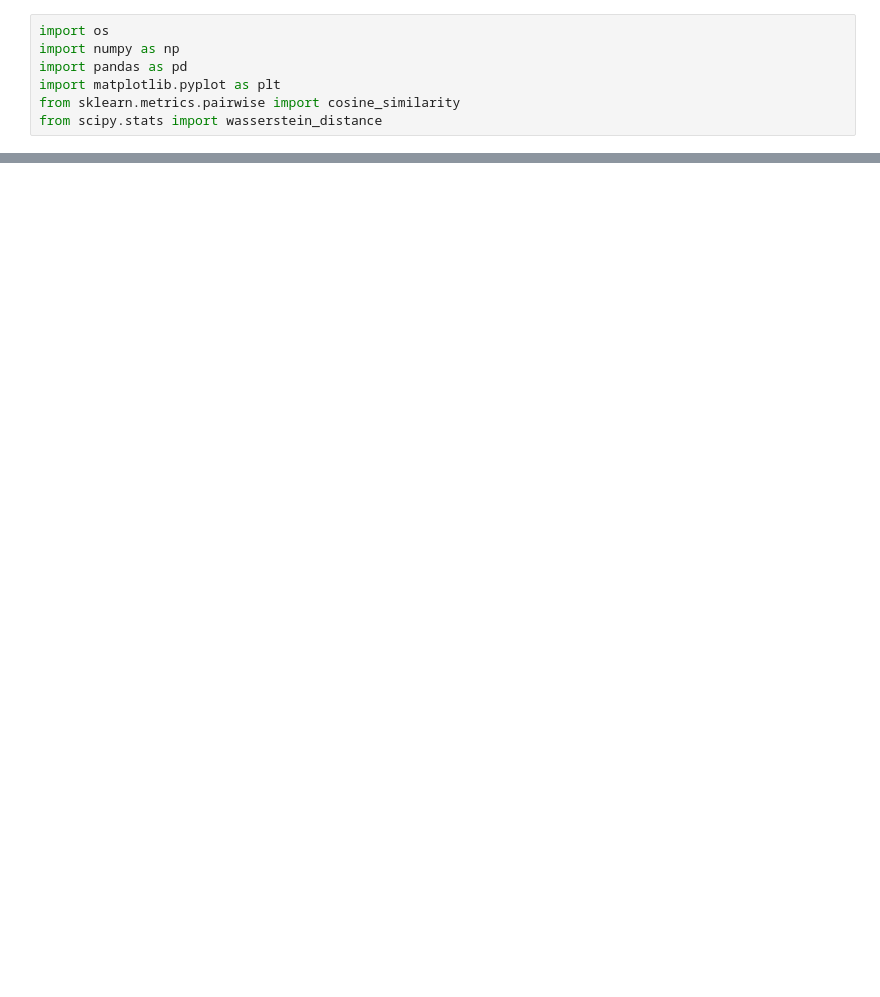
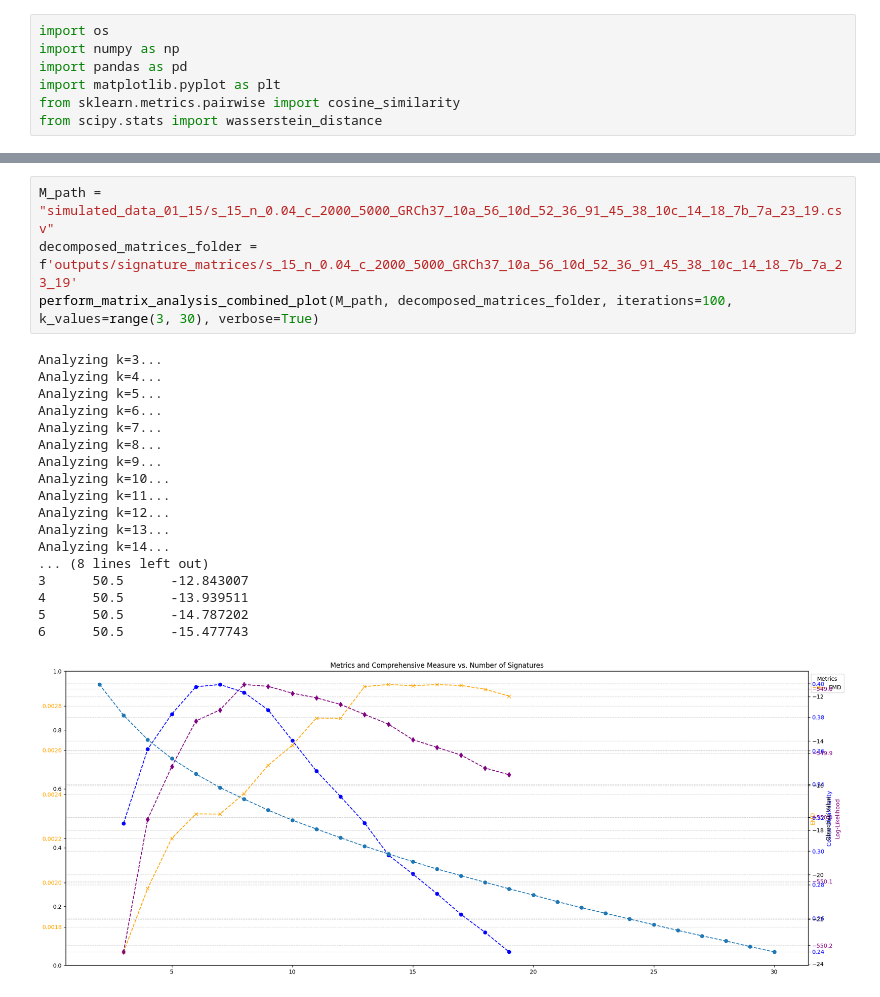
Before and after one commit to Jolijn2020/Mutational_Signatures, a Jupyter notebook: kextraction.ipynb, the cells around one changed output, grey strips where cells are left out. Saved outputs shown, nothing was run; the diff lists cells and outputs as text; blank space fills up the shorter version.

```diff
--- a/kextraction.ipynb
+++ b/kextraction.ipynb
@@ -139,0 +211,23 @@ for i in range(1, 6):
+# %%
+M_path = "simulated_data_01_15/s_15_n_0.04_c_2000_5000_GRCh37_10a_56_10d_52_36_91_45_38_10c_14_18_7b_7a_23_19.csv"
+decomposed_matrices_folder = f'outputs/signature_matrices/s_15_n_0.04_c_2000_5000_GRCh37_10a_56_10d_52_36_91_45_38_10c_14_18_7b_7a_23_19'
+perform_matrix_analysis_combined_plot(M_path, decomposed_matrices_folder, iterations=100, k_values=range(3, 30), verbose=True)
+# %% [output]
+Analyzing k=3...
+Analyzing k=4...
+Analyzing k=5...
+Analyzing k=6...
+Analyzing k=7...
+Analyzing k=8...
+Analyzing k=9...
+Analyzing k=10...
+Analyzing k=11...
+Analyzing k=12...
+Analyzing k=13...
+Analyzing k=14...
+... (8 lines left out)
+3      50.5      -12.843007
+4      50.5      -13.939511
+5      50.5      -14.787202
+6      50.5      -15.477743
+[figure, added]
```
Also changed, not shown: parts of 5 cells of this notebook, 2 other files.
